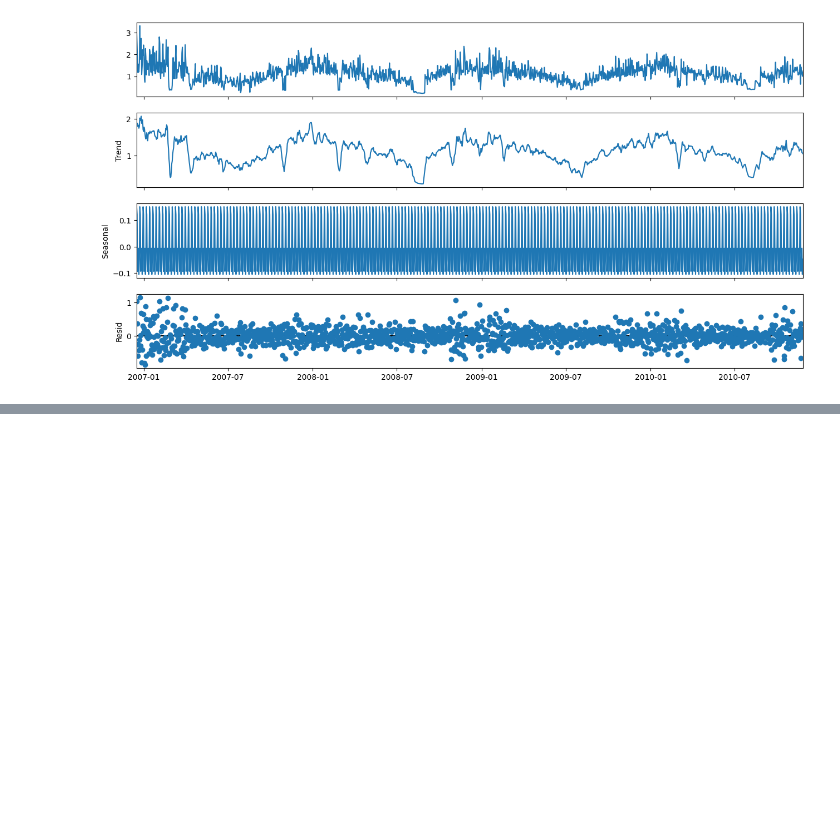
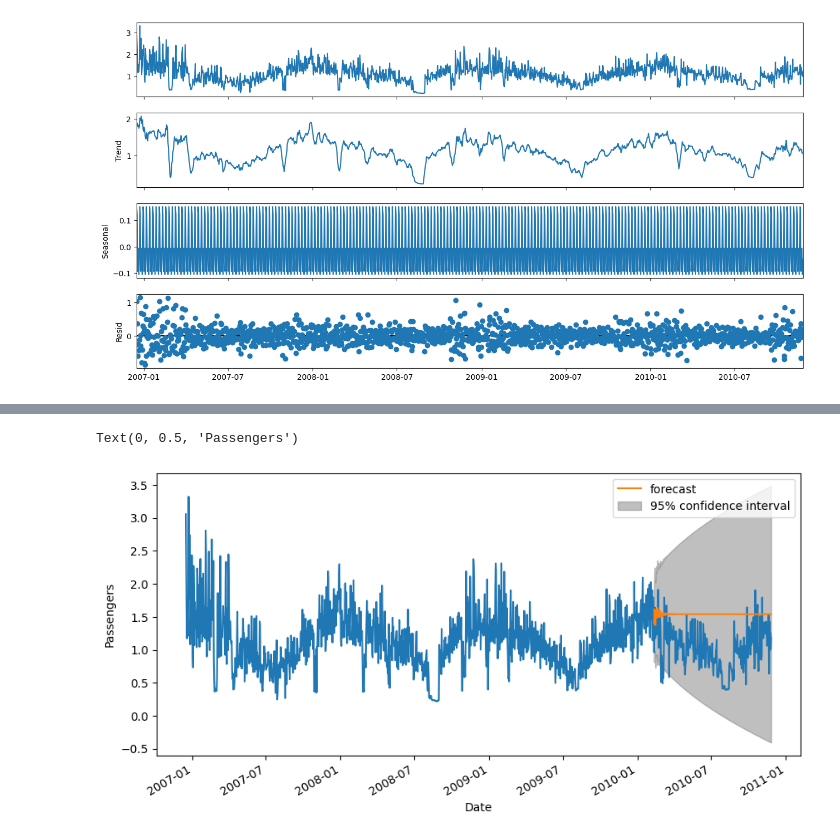
Before and after one commit to Eniark698/Machine-Learning, a Jupyter notebook: jnotes/third.ipynb, the cells around one changed output, grey strips where cells are left out. Saved outputs shown, nothing was run; the diff lists cells and outputs as text; code cells hidden in the pictures; blank space fills up the shorter version.

```diff
--- a/jnotes/third.ipynb
+++ b/jnotes/third.ipynb
@@ -194,0 +221,4 @@ plt.show()
+# %%
+model = ARIMA(train_data, order=(12, 1, 1))
+model_fit = model.fit()
+model_fit.summary()
@@ -194,0 +255,10 @@ plt.show()
+# %%
+
+fig, axs = plt.subplots(1, 1, figsize=(10, 5))
+plt.plot(df_real)
+plot_predict(model_fit, start=len(train_data), end=(len(df_real)-1), ax=axs)
+plt.xlabel('Date')
+plt.ylabel('Passengers')
+# %% [output]
+Text(0, 0.5, 'Passengers')
+[figure, added]
```
Also changed, not shown: parts of 8 cells of this notebook.
